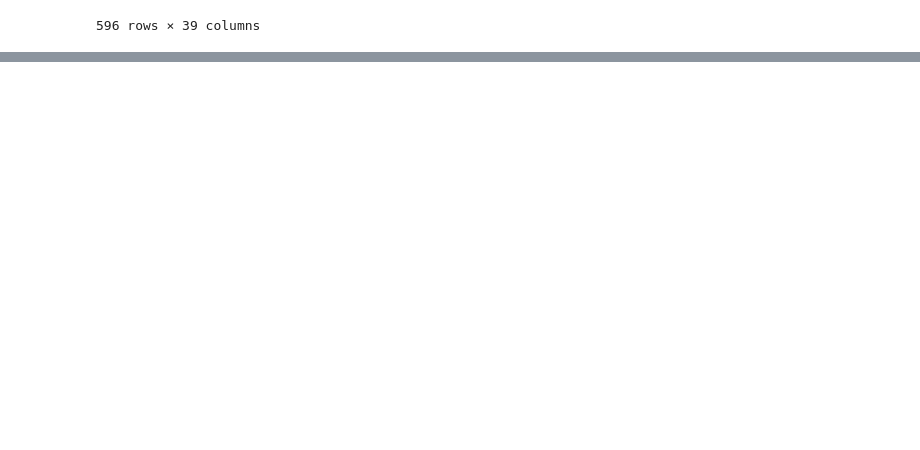
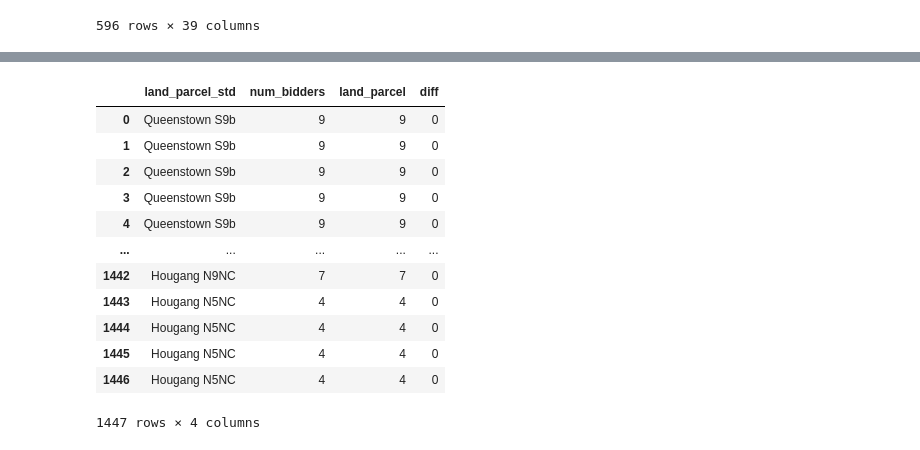
Before and after one commit to HaikangREA/sg_land_tendering, a Jupyter notebook: land_tender_feature_engineering.ipynb, the cells around one changed output, grey strips where cells are left out. Saved outputs shown, nothing was run; the diff lists cells and outputs as text; code cells hidden in the pictures; blank space fills up the shorter version.

```diff
--- a/land_tender_feature_engineering.ipynb
+++ b/land_tender_feature_engineering.ipynb
@@ -468,0 +518,21 @@ array(['Queenstown S9b', 'Toa Payoh S4', 'Geylang S6', 'Sengkang S12',
+# %%
+gls_details = pd.read_csv(r'G:\REA\Working files\land-bidding\land_sales_full_data\ready for uploading\gls_hdb_details_filled.csv')
+groupby = pd.DataFrame(gls_details.groupby('land_parcel_std').count()['land_parcel']).reset_index()
+# gls_details.to_csv("gls_hdb_details_filled.csv", index=False)
+check = pd.merge(gls_details[['land_parcel_std', 'num_bidders']], groupby, on='land_parcel_std')
+check['diff'] = check.num_bidders - check.land_parcel
+check
+# %% [output]
+|  | land_parcel_std | num_bidders | land_parcel | diff |
+| 0 | Queenstown S9b | 9 | 9 | 0 |
+| 1 | Queenstown S9b | 9 | 9 | 0 |
+| 2 | Queenstown S9b | 9 | 9 | 0 |
+| 3 | Queenstown S9b | 9 | 9 | 0 |
+| 4 | Queenstown S9b | 9 | 9 | 0 |
+| ... | ... | ... | ... | ... |
+| 1442 | Hougang N9NC | 7 | 7 | 0 |
+| 1443 | Hougang N5NC | 4 | 4 | 0 |
+| 1444 | Hougang N5NC | 4 | 4 | 0 |
+| 1445 | Hougang N5NC | 4 | 4 | 0 |
+| 1446 | Hougang N5NC | 4 | 4 | 0 |
+1447 rows × 4 columns
```
Also changed, not shown: parts of 15 cells of this notebook.
